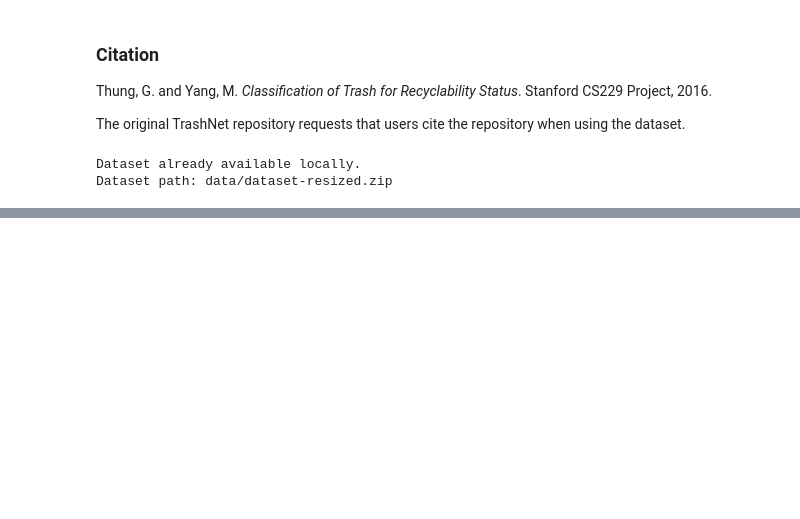
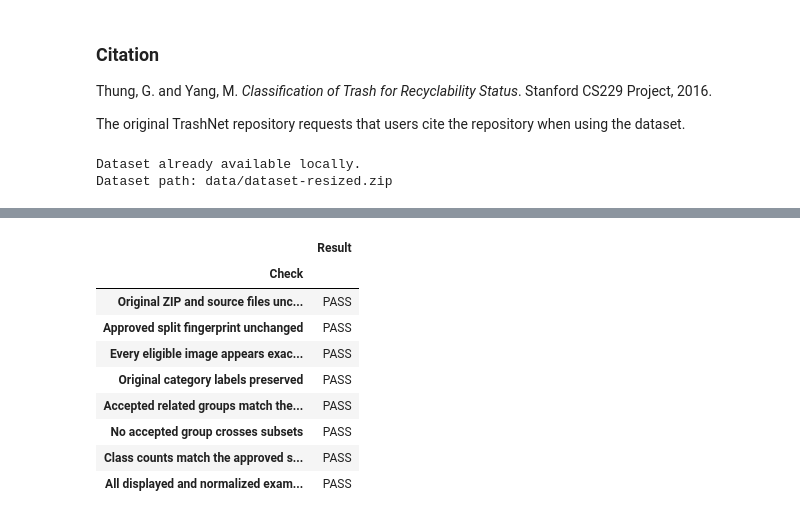
Before and after one commit to dspedrazag/WasteWise, a Jupyter notebook: playground.ipynb, the cells around one changed output, grey strips where cells are left out. Drawn from its saved outputs; the diff is of its cells as text; code cells hidden in the pictures; blank space fills up the shorter version.

```diff
--- a/playground.ipynb
+++ b/playground.ipynb
@@ -310,0 +402,18 @@ Dataset already extracted.
+# %%
+duplicate_pairs = []
+inventory_by_path = inventory.set_index("path")
+
+for pair_id, pair in exclusions.groupby("exact_group_id", sort=True):
+    pair = pair.sort_values("path")
+    assert len(pair) == 2 and pair["original_label"].nunique() == 2
+    assert pair["pixel_sha256"].nunique() == 1
+    for row in pair.itertuples(index=False):
+        assert inventory_by_path.loc[row.path, "pixel_sha256"] == row.pixel_sha256
+    duplicate_pairs.append({
+        "Pair": len(duplicate_pairs) + 1,
+        "First image": pair.iloc[0]["path"],
+        "Second image": pair.iloc[1]["path"],
+    })
+
+assert set(exclusions["path"]).isdisjoint(split["path"])
+display(pd.DataFrame(duplicate_pairs).set_index("Pair"))
@@ -310,0 +510,48 @@ Dataset already extracted.
+# %%
+source_integrity, _ = data_preparation.verify_source(PROJECT_ROOT)
+group_sizes = split.groupby("group_id").size()
+related_sizes = group_sizes[group_sizes > 1]
+labels_by_path = inventory.set_index("path")["label"]
+recorded_groups = split_metadata["grouping"]["related_groups"]
+groups_match = all(
+    set(split.loc[split["group_id"] == group["group_id"], "path"]) == set(group["paths"])
+    for group in recorded_groups
+)
+checks = {
+    "Original ZIP and source files unchanged": source_integrity["original_data_unchanged"],
+    "Approved split fingerprint unchanged": (
+        data_preparation.file_sha256(split_path) == split_metadata["manifest_sha256"]
+        == records["metadata"]["split"]["manifest_sha256"]
+    ),
+    "Every eligible image appears exactly once": (
+        split["path"].is_unique and set(split["path"]) == eligible_paths
+    ),
+    "Original category labels preserved": (
+        split["path"].map(labels_by_path).eq(split["label"]).all()
+    ),
+    "Accepted related groups match the saved decisions": (
+        groups_match and len(related_sizes) == split_metadata["grouping"]["related_group_count"]
+        and int(related_sizes.sum()) == split_metadata["grouping"]["related_image_count"]
+    ),
+    "No accepted group crosses subsets": split.groupby("group_id")["subset"].nunique().eq(1).all(),
+    "Class counts match the approved split metadata": all(
+        int(class_split_counts.loc[label, subset]) == split_metadata["class_counts"][label][subset]
+        for label in class_order for subset in subset_order
+    ),
+    "All displayed and normalized examples are training images": (
+        set(sampled_training_paths + [sample_relative]) <= training_paths
+    ),
+}
+display(pd.DataFrame({"Check": checks.keys(), "Result": ["PASS" if ok else "FAIL" for ok in checks.values()]}).set_index("Check"))
+assert all(checks.values()), "A preparation check failed; inspect the table before proceeding."
+# %% [output]
+|  | Result |
+| Check |  |
+| Original ZIP and source files unc... | PASS |
+| Approved split fingerprint unchanged | PASS |
+| Every eligible image appears exac... | PASS |
+| Original category labels preserved | PASS |
+| Accepted related groups match the... | PASS |
+| No accepted group crosses subsets | PASS |
+| Class counts match the approved s... | PASS |
+| All displayed and normalized exam... | PASS |
```
Also changed, not shown: parts of 29 cells of this notebook, 52 other files.
